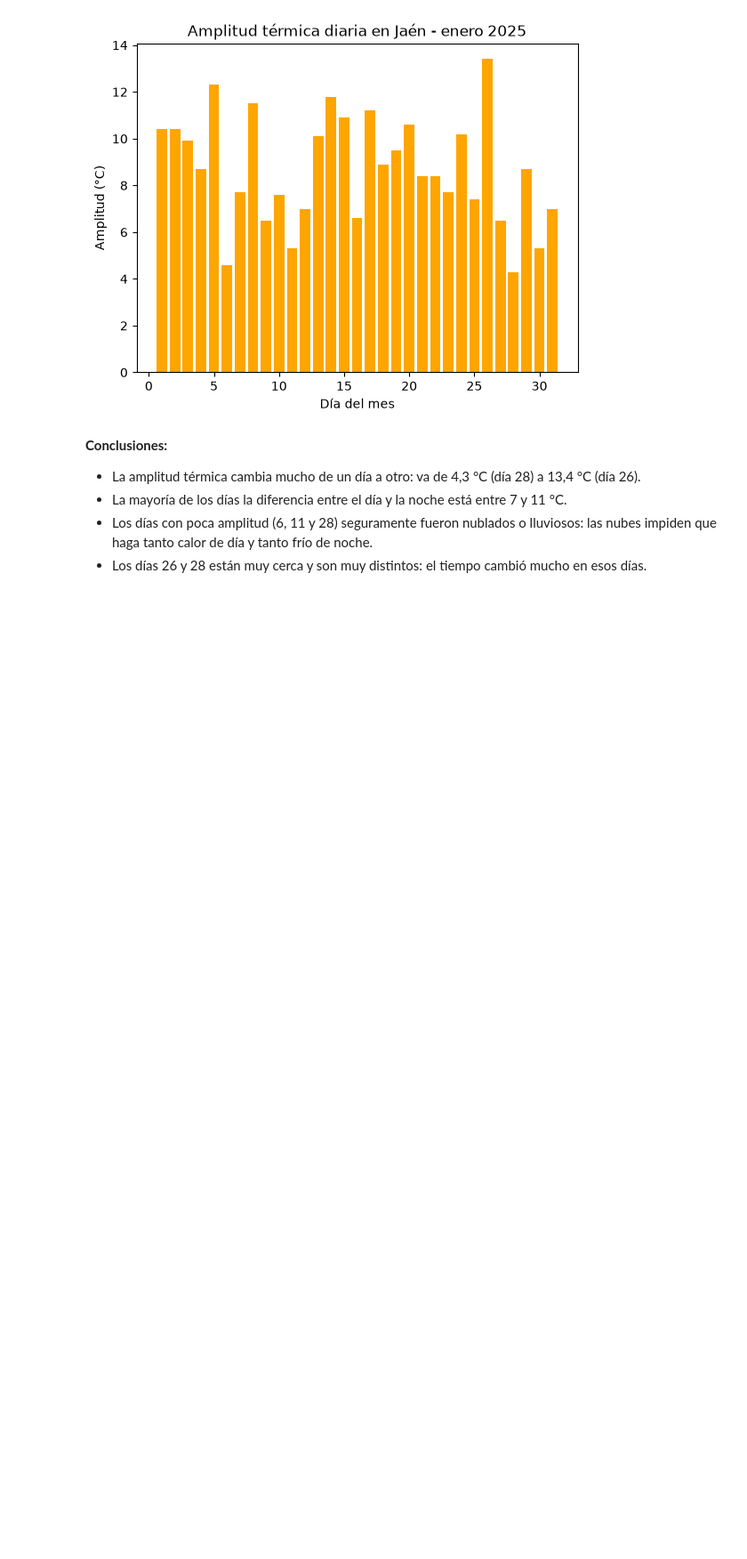
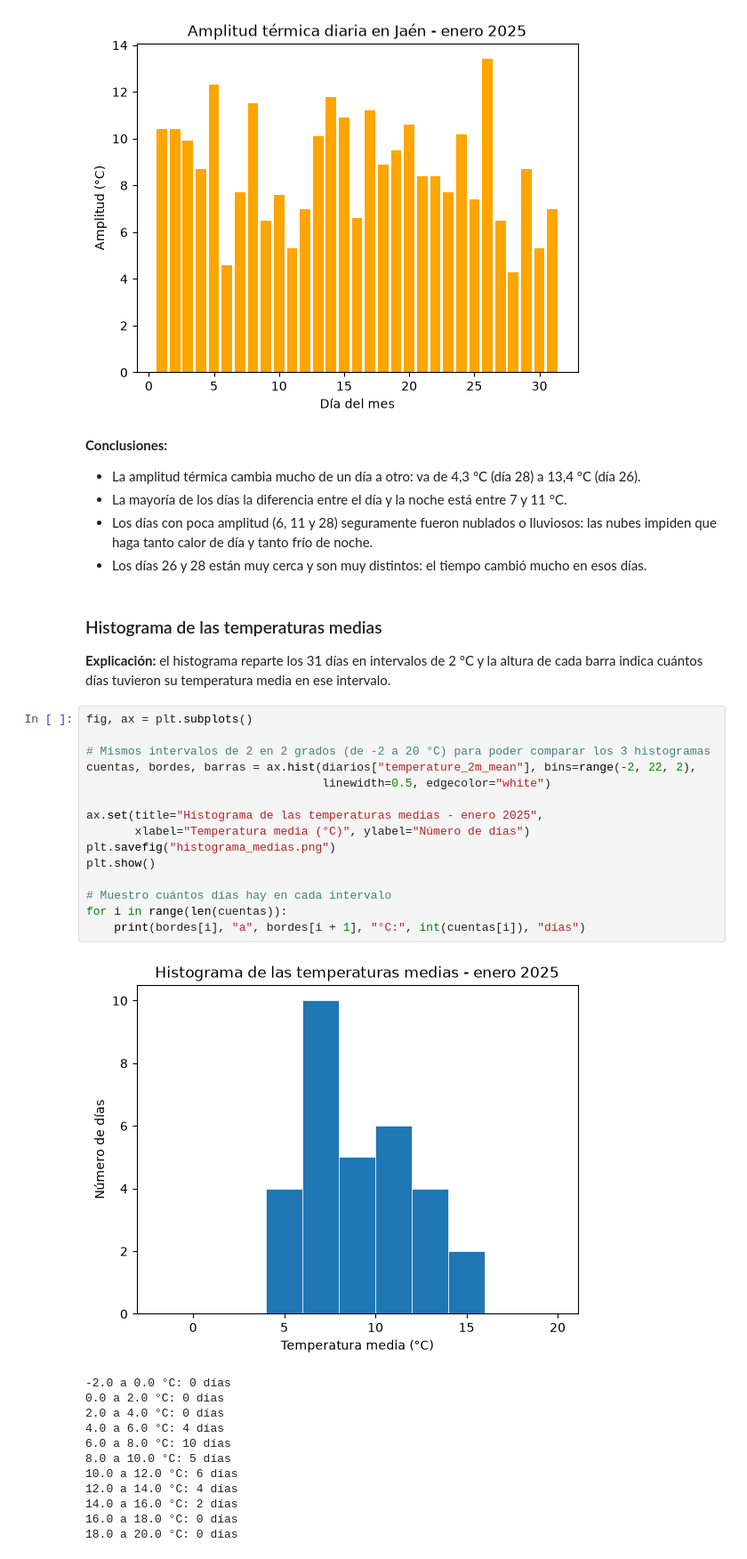
Before and after one commit to Pablocabreraserrano/An-lisis-de-datos, a Jupyter notebook: graficos.ipynb, the cells around one changed output. Shown at 89% size. Saved outputs shown, nothing was run; the diff lists cells and outputs as text; blank space fills up the shorter version.

```diff
--- a/graficos.ipynb
+++ b/graficos.ipynb
@@ -112,3 +111,34 @@ Menor amplitud: 4.3 - día 10
 - La mayoría de los días la diferencia entre el día y la noche está entre 7 y 11 °C.
 - Los días con poca amplitud (6, 11 y 28) seguramente fueron nublados o lluviosos: las nubes impiden que haga tanto calor de día y tanto frío de noche.
 - Los días 26 y 28 están muy cerca y son muy distintos: el tiempo cambió mucho en esos días.
+# %% [markdown]
+### Histograma de las temperaturas medias ###
+**Explicación:** el histograma reparte los 31 días en intervalos de 2 °C y la altura de cada barra indica cuántos días tuvieron su temperatura media en ese intervalo.
+# %%
+fig, ax = plt.subplots()
+
+# Mismos intervalos de 2 en 2 grados (de -2 a 20 °C) para poder comparar los 3 histogramas
+cuentas, bordes, barras = ax.hist(diarios["temperature_2m_mean"], bins=range(-2, 22, 2),
+                                  linewidth=0.5, edgecolor="white")
+
+ax.set(title="Histograma de las temperaturas medias - enero 2025",
+       xlabel="Temperatura media (°C)", ylabel="Número de días")
+plt.savefig("histograma_medias.png")
+plt.show()
+
+# Muestro cuántos días hay en cada intervalo
+for i in range(len(cuentas)):
+    print(bordes[i], "a", bordes[i + 1], "°C:", int(cuentas[i]), "días")
+# %% [output]
+[figure, added]
+-2.0 a 0.0 °C: 0 días
+0.0 a 2.0 °C: 0 días
+2.0 a 4.0 °C: 0 días
+4.0 a 6.0 °C: 4 días
+6.0 a 8.0 °C: 10 días
+8.0 a 10.0 °C: 5 días
+10.0 a 12.0 °C: 6 días
+12.0 a 14.0 °C: 4 días
+14.0 a 16.0 °C: 2 días
+16.0 a 18.0 °C: 0 días
+18.0 a 20.0 °C: 0 días
```
Also changed, not shown: parts of 13 cells of this notebook, 4 other files.
